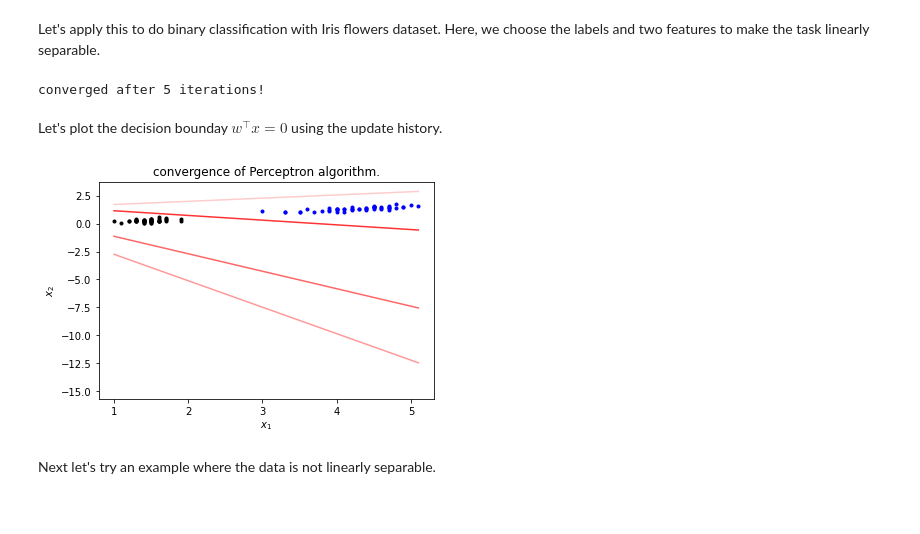
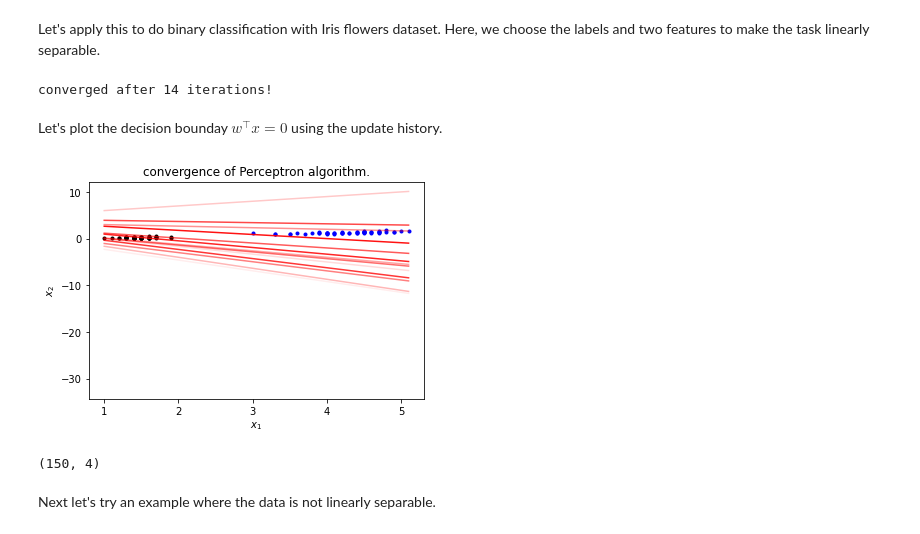
Before and after one commit to mravanba/comp551-notebooks, a Jupyter notebook: Perceptron_and_LinearSVM.ipynb, the cells around one changed output. Cells and saved outputs as stored; diff of their text form; code cells hidden in the pictures.

```diff
--- a/Perceptron_and_LinearSVM.ipynb
+++ b/Perceptron_and_LinearSVM.ipynb
@@ -37,19 +37,21 @@ class Perceptron:
             N = x.shape[0]
             x = np.column_stack([x,np.ones(N)])
         N,D = x.shape
-        w = np.zeros(D)
+        w = np.zeros(D)                                #initialize the weights
         if self.record_updates:
             w_hist = [w]
-        y = np.sign(y -.1)
+        #y = np.sign(y -.1)                             #to get +1 for class 1 and -1 for class 0
+        y = 2*y - 1                                     # converting 0,1 to -1,+1
         t = 0
-        change = True #if the weight does not change the algorithm has converged
+        change = True                                  #if the weight does not change the algorithm has converged
         while change and t < self.max_iters:
             change = False
             for n in np.random.permutation(N):
-                yh = np.sign(np.dot(x[n,:], w)) #
+                yh = np.sign(np.dot(x[n,:], w))        #predict the output of the training sample
                 if yh == y[n]:
-                    continue
-                w = w + (y[n]-yh)*x[n,:]
+                    continue                           #skip the samples which are correctly classified
+                #w = w + (y[n]-yh)*x[n,:]               #update the weights
+                w = w + y[n]*x[n,:]
                 if self.record_updates:
                     self.w_hist.append(w)
                     self.n_hist.append(n)
@@ -71,35 +73,42 @@ class Perceptron:
         if self.add_bias:
             x = np.column_stack([x,np.ones(Nt)])
         yh = np.sign(np.dot(self.w, x))
-        return (yh + 1)//2 # converting -/+1 to 0,1
+        return (yh + 1)//2                         # converting -/+1 to classes 0,1
 # %% [markdown]
 Let's apply this to do binary classification with Iris flowers dataset.
 Here, we choose the labels and two features to make the task linearly separable.
 # %%
 from sklearn import datasets
 dataset = datasets.load_iris()
-x, y = dataset['data'][:,2:], dataset['target']
-x, y = x[y < 2, :], y[y< 2]
+x, y = dataset['data'][:,2:], dataset['target']      #slice last two features of Iris dataset
+x, y = x[y < 2, :], y[y< 2]                          #slice class 0 and 1
 
 model = Perceptron(record_updates=True)
 yh = model.fit(x,y)
 # %% [output]
-converged after 5 iterations!
+converged after 14 iterations!
 # %% [markdown]
 Let's plot the decision bounday $w^\top x = 0$ using the update history.
 # %%
 plt.plot(x[y==0,0], x[y==0,1], 'k.' )
 plt.plot(x[y==1,0], x[y==1,1], 'b.' )
 x_line = np.linspace(np.min(x[:,0]), np.max(x[:,0]), 100)
 for t,w in enumerate(model.w_hist):
-    coef = -w[0]/w[1]
-    plt.plot(x_line, coef*x_line - w[2]/w[1], 'r-', alpha=t/len(model.w_hist), label=f't={t}')
+    coef = -w[0]/w[1]                                     #slope of the decision boundary
+    plt.plot(x_line, coef*x_line - w[2]/w[1], 'r-',
+             alpha=t/len(model.w_hist), label=f't={t}')
 plt.xlabel(r'$x_1$')
 plt.ylabel(r'$x_2$')
 plt.title('convergence of Perceptron algorithm.')
 plt.show()
 # %% [output]
-[figure, old version]
+[figure, new version]
+# %%
+dataset = datasets.load_iris()
+x, y = dataset['data'][:,:], dataset['target']
+print(x.shape)
+# %% [output]
+(150, 4)
 # %% [markdown]
 Next let's try an example where the data is not linearly separable.
 # %%
```
Also changed, not shown: parts of 2 cells of this notebook.
